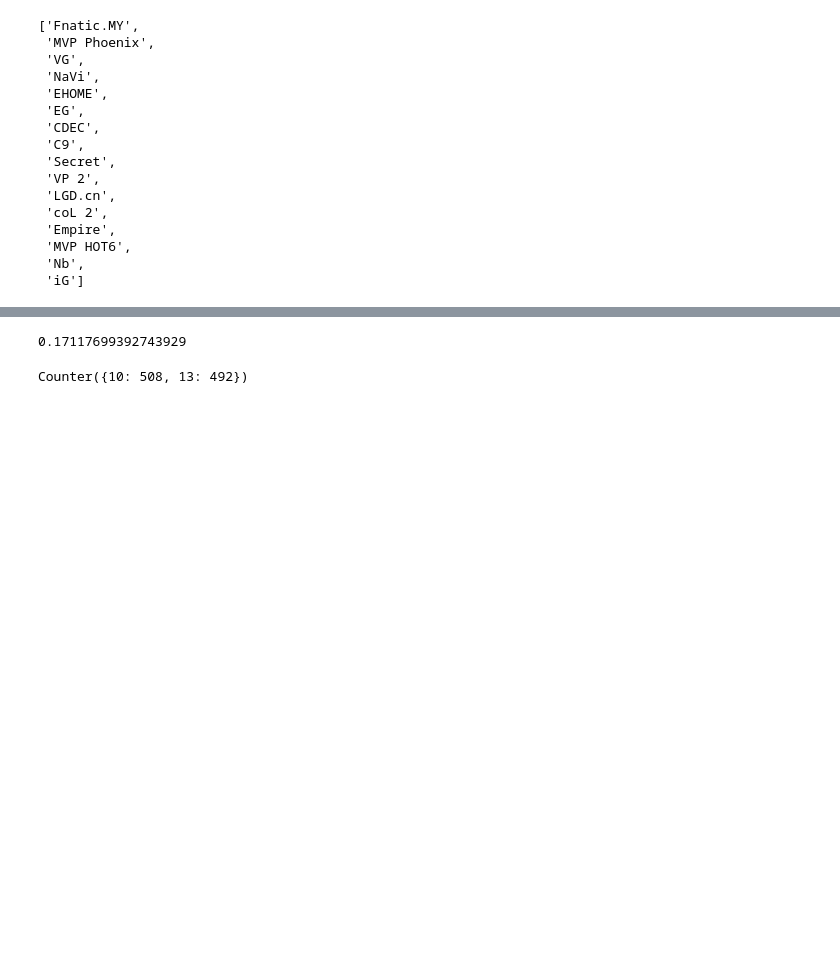
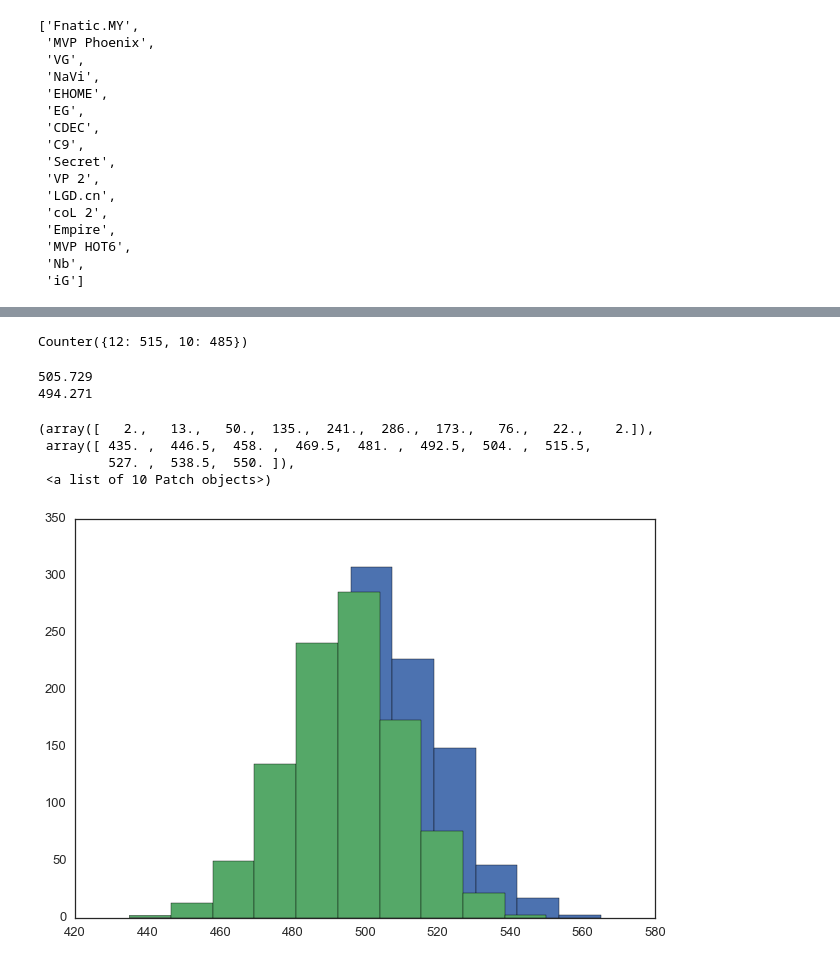
Before and after one commit to cwharland/bayesian-ti5, a Jupyter notebook: bayesian-ti5.ipynb, the cells around one changed output, grey strips where cells are left out. Cells and saved outputs as stored; diff of their text form; code cells hidden in the pictures; blank space fills up the shorter version.

```diff
--- a/bayesian-ti5.ipynb
+++ b/bayesian-ti5.ipynb
@@ -369,7 +338,3 @@ sns.despine(left = True)
-# %%
-atts.trace()[1000,10]
-# %% [output]
-0.17117699392743929
 # %%
 def get_dire_theta(intercept, dire, atts, defs):
     return np.exp(intercept + dire + atts + defs)
@@ -474,6 +439,6 @@ def simulate_match_sets(dire_team, radiant_team, n = 100):
                  for _ in xrange(n)]
     return np.mean(dire_prob), dire_prob
 # %%
-Counter([simulate_series(10,13) for _ in xrange(1000)])
+Counter([simulate_series(10,12,3) for _ in xrange(1000)])
 # %% [output]
-Counter({10: 508, 13: 492})
+Counter({12: 515, 10: 485})
@@ -482,3 +445,26 @@ m, dist = simulate_match_sets(6,12)
+# %%
+team_1 = 10
+team_2 = 12
+
+t1_wins = []
+t2_wins = []
+for _ in xrange(1000):
+    current_sim = Counter([simulate_series(team_1,team_2,3) for _ in xrange(1000)])
+    t1_wins.append(current_sim[team_1])
+    t2_wins.append(current_sim[team_2])
+# %%
+print np.mean(t1_wins)
+print np.mean(t2_wins)
+plt.hist(t1_wins)
+plt.hist(t2_wins)
+# %% [output]
+505.729
+494.271
+(array([   2.,   13.,   50.,  135.,  241.,  286.,  173.,   76.,   22.,    2.]),
+ array([ 435. ,  446.5,  458. ,  469.5,  481. ,  492.5,  504. ,  515.5,
+         527. ,  538.5,  550. ]),
+ <a list of 10 Patch objects>)
+[figure, added]
 # %%
 '''
 Bracket start:
```
Also changed, not shown: parts of 13 cells of this notebook, 8 other files.
